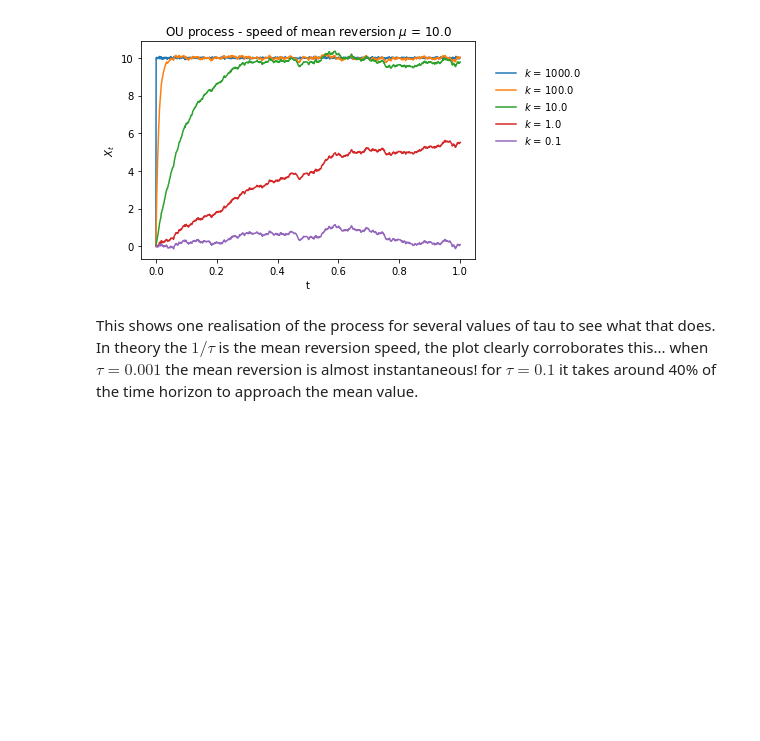
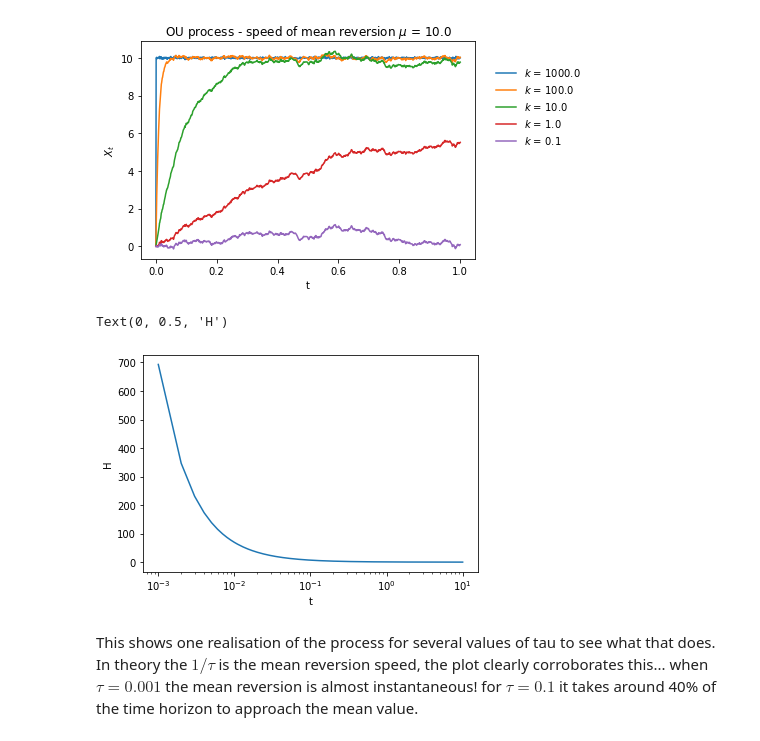
Before and after one commit to s2133934/StochVol, a Jupyter notebook: Notes.ipynb, the cells around one changed output. Saved outputs shown, nothing was run; the diff lists cells and outputs as text; code cells hidden in the pictures; blank space fills up the shorter version.

```diff
--- a/Notes.ipynb
+++ b/Notes.ipynb
@@ -670,6 +670,12 @@ plt.legend(loc=(0.3,0.48), bbox_to_anchor=(1.05, 0.5),framealpha=0)
 # %% [output]
 <matplotlib.legend.Legend at 0x...>
 [figure]
+# %%
+plt.semilogx(t_grid[1:],np.log(2)/t_grid[1:])
+plt.xlabel('t');plt.ylabel('H')
+# %% [output]
+Text(0, 0.5, 'H')
+[figure, added]
 # %% [markdown]
 This shows one realisation of the process for several values of tau to see what that does. In theory the $1/\tau$ is the mean reversion speed, the plot clearly corroborates this... when $\tau=0.001$ the mean reversion is almost instantaneous! for $\tau = 0.1$ it takes around 40% of the time horizon to approach the mean value.
 # %% [markdown]
```
Also changed, not shown: parts of 54 cells of this notebook, 3 other files.
